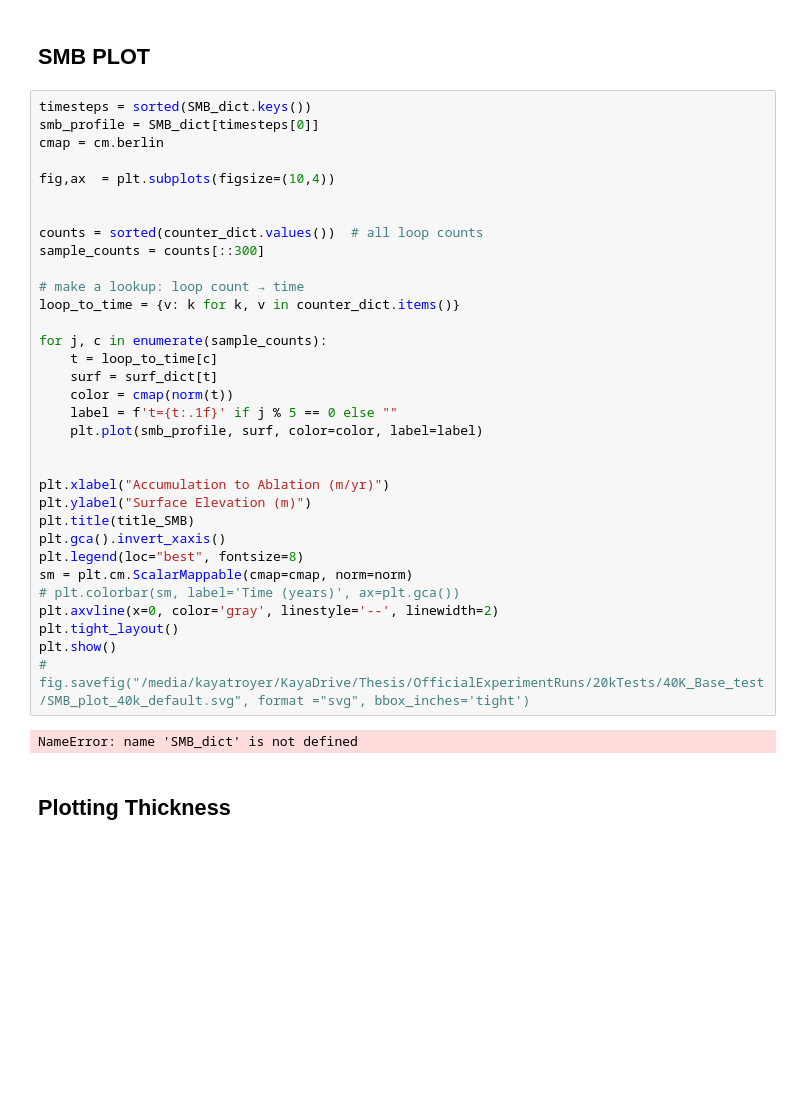
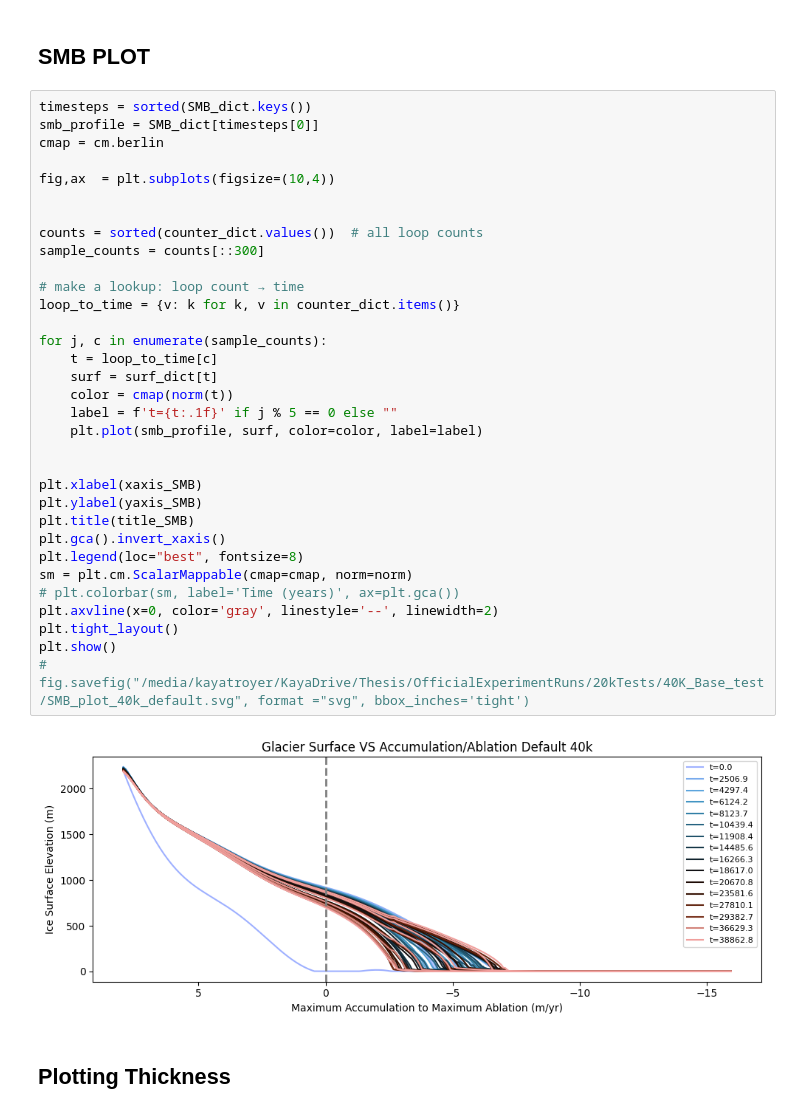
Before and after one commit to ktlix2ski/brinkmodeltest, a Jupyter notebook: Analysis/EasyQuickWorkbook.ipynb, the cells around one changed output. Drawn from its saved outputs; the diff is of its cells as text; blank space fills up the shorter version.

```diff
--- a/Analysis/EasyQuickWorkbook.ipynb
+++ b/Analysis/EasyQuickWorkbook.ipynb
@@ -260,36 +266,36 @@ timesteps = sorted(SMB_dict.keys())
 smb_profile = SMB_dict[timesteps[0]]
 cmap = cm.berlin
 
 fig,ax  = plt.subplots(figsize=(10,4))
 
 
 counts = sorted(counter_dict.values())  # all loop counts
 sample_counts = counts[::300]
 
 # make a lookup: loop count → time
 loop_to_time = {v: k for k, v in counter_dict.items()}
 
 for j, c in enumerate(sample_counts):
     t = loop_to_time[c]
     surf = surf_dict[t]
     color = cmap(norm(t))
     label = f't={t:.1f}' if j % 5 == 0 else ""
     plt.plot(smb_profile, surf, color=color, label=label)
 
 
-plt.xlabel("Accumulation to Ablation (m/yr)")
-plt.ylabel("Surface Elevation (m)")
+plt.xlabel(xaxis_SMB)
+plt.ylabel(yaxis_SMB)
 plt.title(title_SMB)
 plt.gca().invert_xaxis()
 plt.legend(loc="best", fontsize=8)
 sm = plt.cm.ScalarMappable(cmap=cmap, norm=norm)
 # plt.colorbar(sm, label='Time (years)', ax=plt.gca())
 plt.axvline(x=0, color='gray', linestyle='--', linewidth=2)
 plt.tight_layout()
 plt.show()
 # fig.savefig("/media/kayatroyer/KayaDrive/Thesis/OfficialExperimentRuns/20kTests/40K_Base_test/SMB_plot_40k_default.svg", format ="svg", bbox_inches='tight')
 # %% [output]
-NameError: name 'SMB_dict' is not defined
+[figure, added]
 # %% [markdown]
 ## Plotting Thickness
 # %%
```
Also changed, not shown: parts of 9 cells of this notebook, 7 other files.
